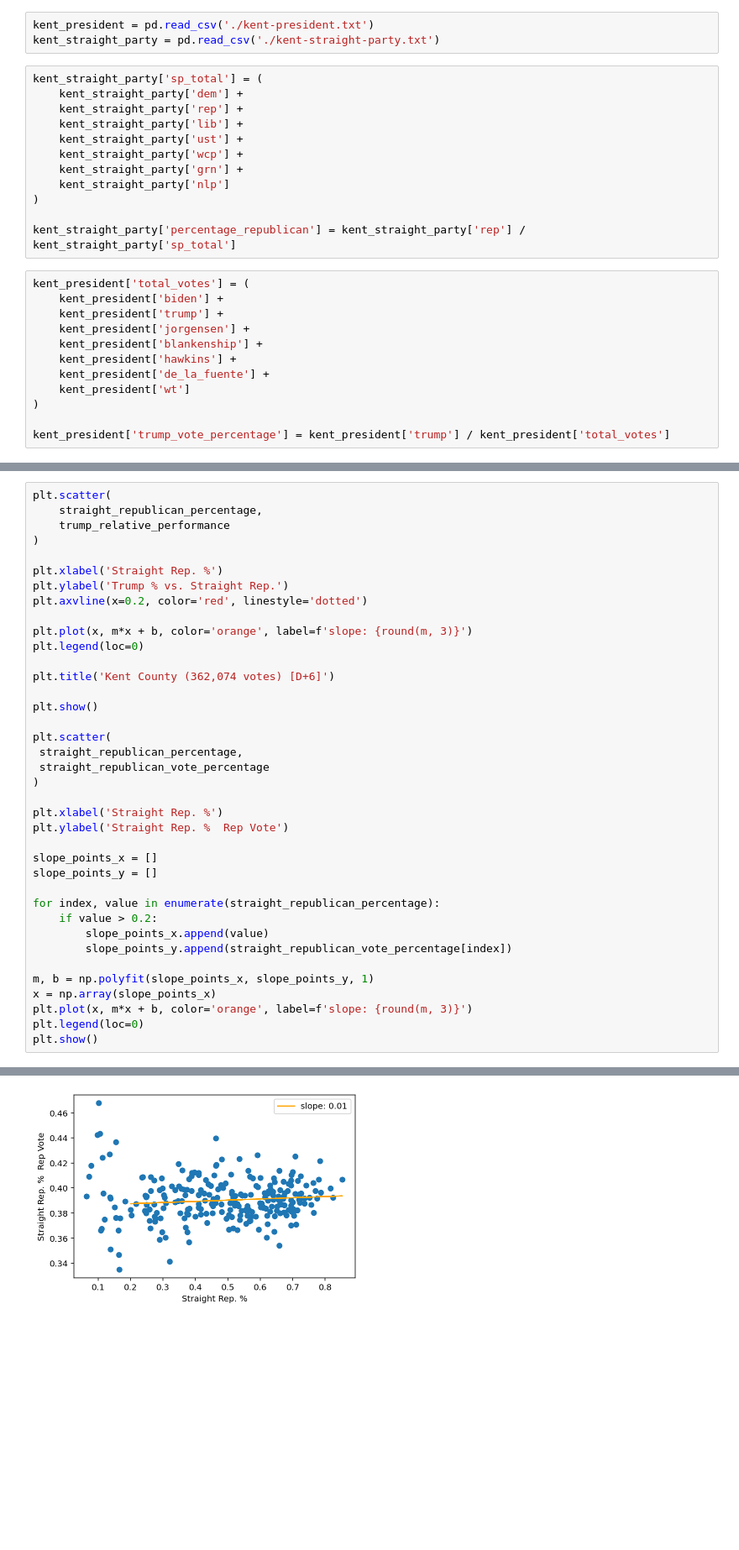
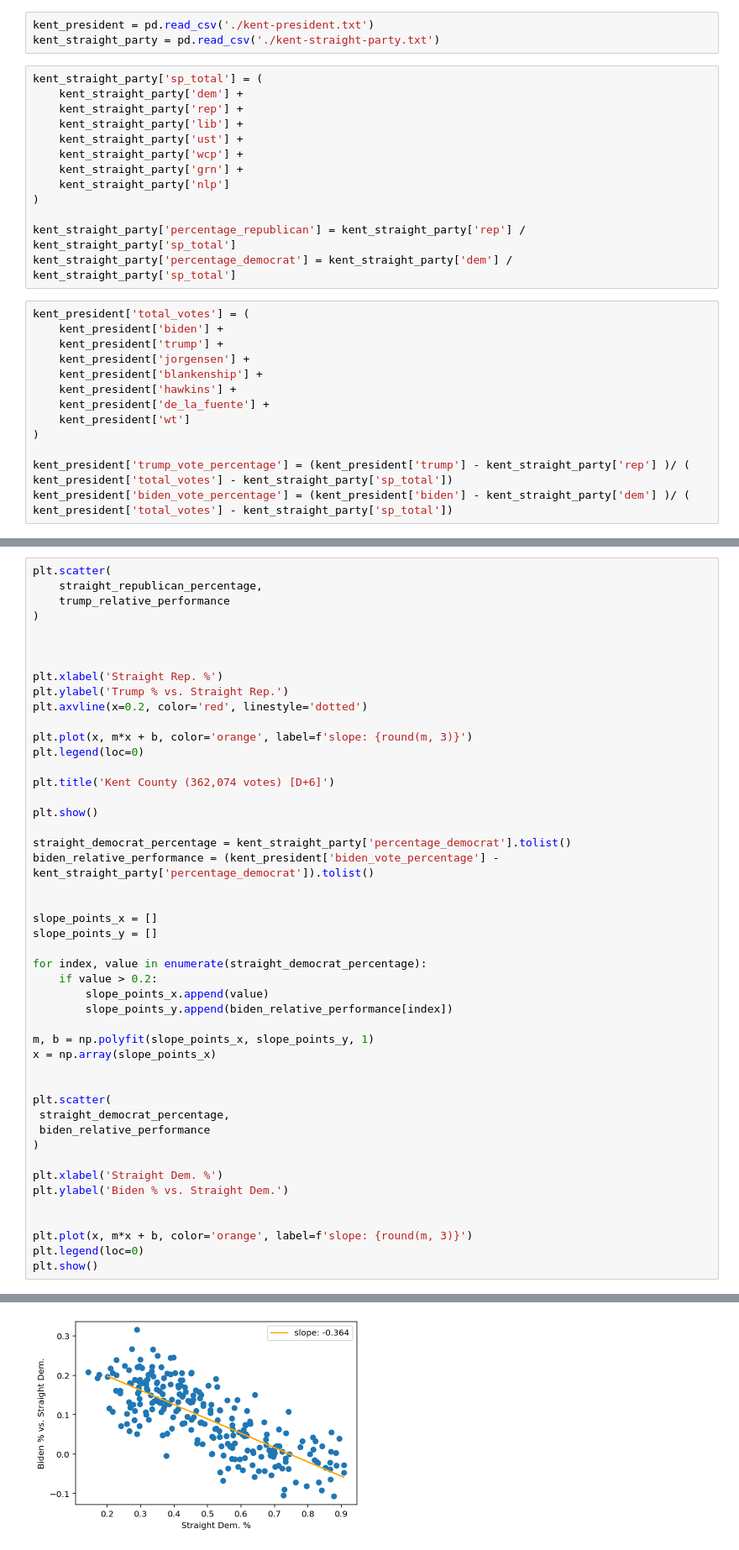
Before and after one commit to AlwaysBCoding/michigan, a Jupyter notebook: counties/04-kent/Kent.ipynb, the cells around one changed output, grey strips where cells are left out. Shown at 84% size. Cells and saved outputs as stored; diff of their text form; blank space fills up the shorter version.

```diff
--- a/counties/04-kent/Kent.ipynb
+++ b/counties/04-kent/Kent.ipynb
@@ -25,6 +25,7 @@ kent_straight_party['sp_total'] = (
 )
 
 kent_straight_party['percentage_republican'] = kent_straight_party['rep'] / kent_straight_party['sp_total']
+kent_straight_party['percentage_democrat'] = kent_straight_party['dem'] / kent_straight_party['sp_total']
 # %%
 kent_president['total_votes'] = (
     kent_president['biden'] +
@@ -36,7 +37,8 @@ kent_president['total_votes'] = (
     kent_president['wt']
 )
 
-kent_president['trump_vote_percentage'] = kent_president['trump'] / kent_president['total_votes']
+kent_president['trump_vote_percentage'] = (kent_president['trump'] - kent_straight_party['rep'] )/ ( kent_president['total_votes'] - kent_straight_party['sp_total'])
+kent_president['biden_vote_percentage'] = (kent_president['biden'] - kent_straight_party['dem'] )/ ( kent_president['total_votes'] - kent_straight_party['sp_total'])
 # %%
 straight_republican_percentage = kent_straight_party['percentage_republican'].tolist()
 trump_relative_performance = (kent_president['trump_vote_percentage'] - kent_straight_party['percentage_republican']).tolist()
@@ -57,6 +59,8 @@ plt.scatter(
     straight_republican_percentage,
     trump_relative_performance
 )
+
+
 
 plt.xlabel('Straight Rep. %')
 plt.ylabel('Trump % vs. Straight Rep.')
@@ -69,24 +73,31 @@ plt.title('Kent County (362,074 votes) [D+6]')
 
 plt.show()
 
-plt.scatter(
- straight_republican_percentage,
- straight_republican_vote_percentage
-)
+straight_democrat_percentage = kent_straight_party['percentage_democrat'].tolist()
+biden_relative_performance = (kent_president['biden_vote_percentage'] - kent_straight_party['percentage_democrat']).tolist()
 
-plt.xlabel('Straight Rep. %')
-plt.ylabel('Straight Rep. %  Rep Vote')
 
 slope_points_x = []
 slope_points_y = []
 
-for index, value in enumerate(straight_republican_percentage):
+for index, value in enumerate(straight_democrat_percentage):
     if value > 0.2:
         slope_points_x.append(value)
-        slope_points_y.append(straight_republican_vote_percentage[index])
+        slope_points_y.append(biden_relative_performance[index])
 
 m, b = np.polyfit(slope_points_x, slope_points_y, 1)
 x = np.array(slope_points_x)
+
+
+plt.scatter(
+ straight_democrat_percentage,
+ biden_relative_performance
+)
+
+plt.xlabel('Straight Dem. %')
+plt.ylabel('Biden % vs. Straight Dem.')
+
+
 plt.plot(x, m*x + b, color='orange', label=f'slope: {round(m, 3)}')
 plt.legend(loc=0)
 plt.show()
@@ -95 +106 @@ plt.show()
-[figure, old version]
+[figure, new version]
```
Also changed, not shown: parts of 1 cell of this notebook, 4 other files.
